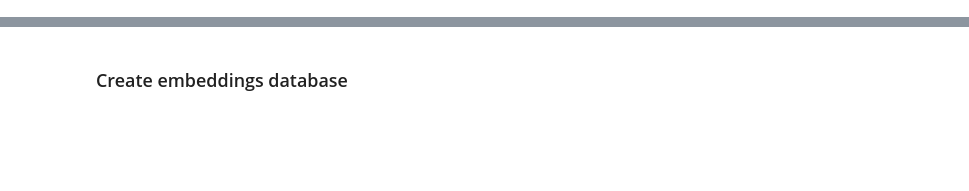
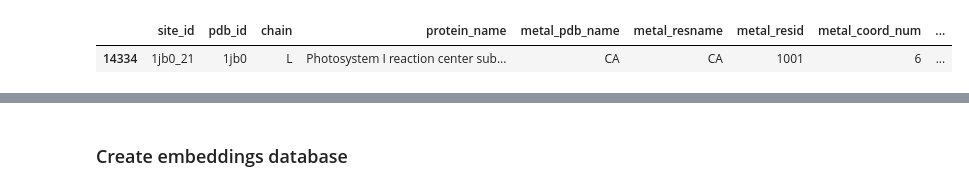
Before and after one commit to gmachiraju/K2, a Jupyter notebook: src/metal_sites.ipynb, the cells around one changed output, grey strips where cells are left out. Drawn from its saved outputs; the diff is of its cells as text; code cells hidden in the pictures; blank space fills up the shorter version.

```diff
--- a/src/metal_sites.ipynb
+++ b/src/metal_sites.ipynb
@@ -33,6 +34,7 @@ for s in sites:
     site_loc = s.getSiteLoc()
     name = sc.getMolName()
     interactions = []
+
     for lig in m.getLigands():
         if lig.getEndoExo() == 'exogenous':
             exo = True
@@ -40,10 +42,19 @@ for s in sites:
             exo = False
         resname = lig.getResidueName()
         resid = lig.getResidueid()
-        chain = lig.getChainid()
+        m_chain = lig.getChainid()
+        if resname not in atom_info.aa:
+            continue
+        if m_chain != chain:
+            continue
         interactions.append('_'.join((resname, resid)))
     data_list.append([site_id, pdb_id, chain, name, metal_pdb_name, metal_resname, metal_resid, metal_coord_num, site_loc, interactions])
 # %%
 metal_df = pd.DataFrame(data_list, columns=['site_id', 'pdb_id', 'chain', 'protein_name', 'metal_pdb_name', 'metal_resname', 'metal_resid', 'metal_coord_num', 'site_loc', 'interactions'])
+# %%
+metal_df[(metal_df['pdb_id'] == '1jb0') & (metal_df['metal_pdb_name'] == 'CA')]
+# %% [output]
+|  | site_id | pdb_id | chain | protein_name | metal_pdb_name | metal_resname | metal_resid | metal_coord_num | ... |
+| 14334 | 1jb0_21 | 1jb0 | L | Photosystem I reaction center sub... | CA | CA | 1001 | 6 | ... |
 # %%
 metal_df = metal_df[metal_df.site_loc == 'Within a Chain']
```
Also changed, not shown: parts of 10 cells of this notebook, 6 other files.
